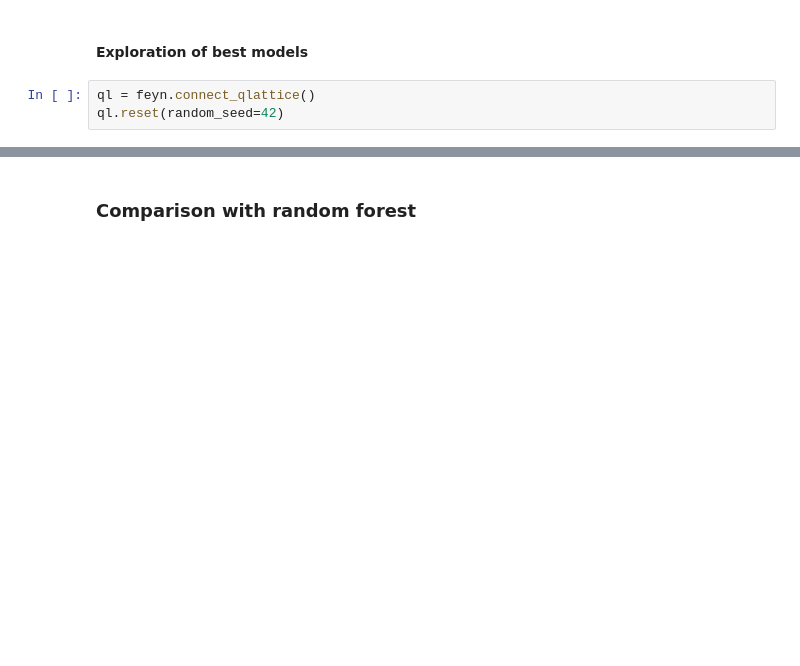
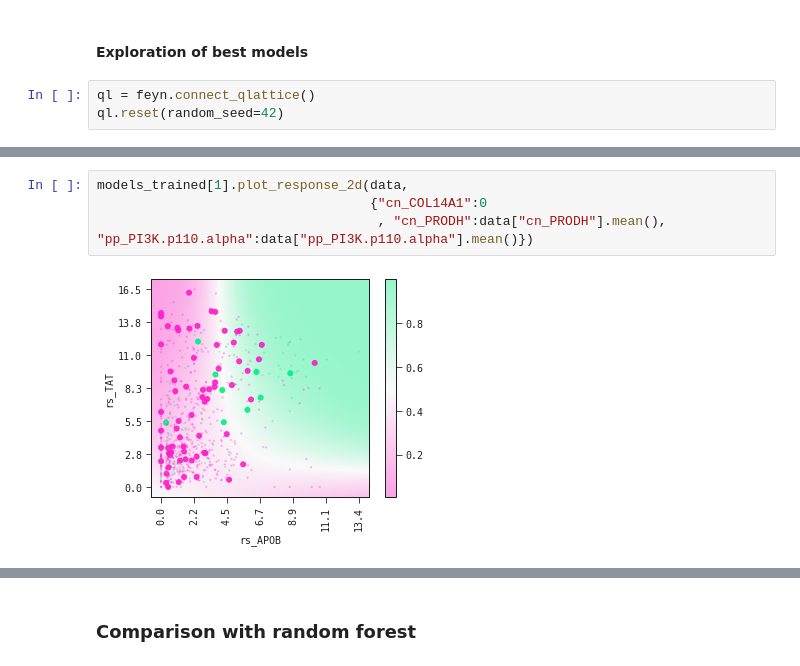
Before and after one commit to abzu-ai/QLattice-clinical-omics, a Jupyter notebook: notebooks/bc_case_multi.ipynb, the cells around one changed output, grey strips where cells are left out. Saved outputs shown, nothing was run; the diff lists cells and outputs as text; blank space fills up the shorter version.

Commit message:
plots

```diff
--- a/notebooks/bc_case_multi.ipynb
+++ b/notebooks/bc_case_multi.ipynb
@@ -107,0 +126,6 @@ models_trained[0].plot(train_list[0], val_list[0])
+# %%
+models_trained[1].plot_response_2d(data,
+                                   {"cn_COL14A1":0
+                                    , "cn_PRODH":data["cn_PRODH"].mean(), "pp_PI3K.p110.alpha":data["pp_PI3K.p110.alpha"].mean()})
+# %% [output]
+[figure, added]
```
Also changed, not shown: parts of 6 cells of this notebook.
